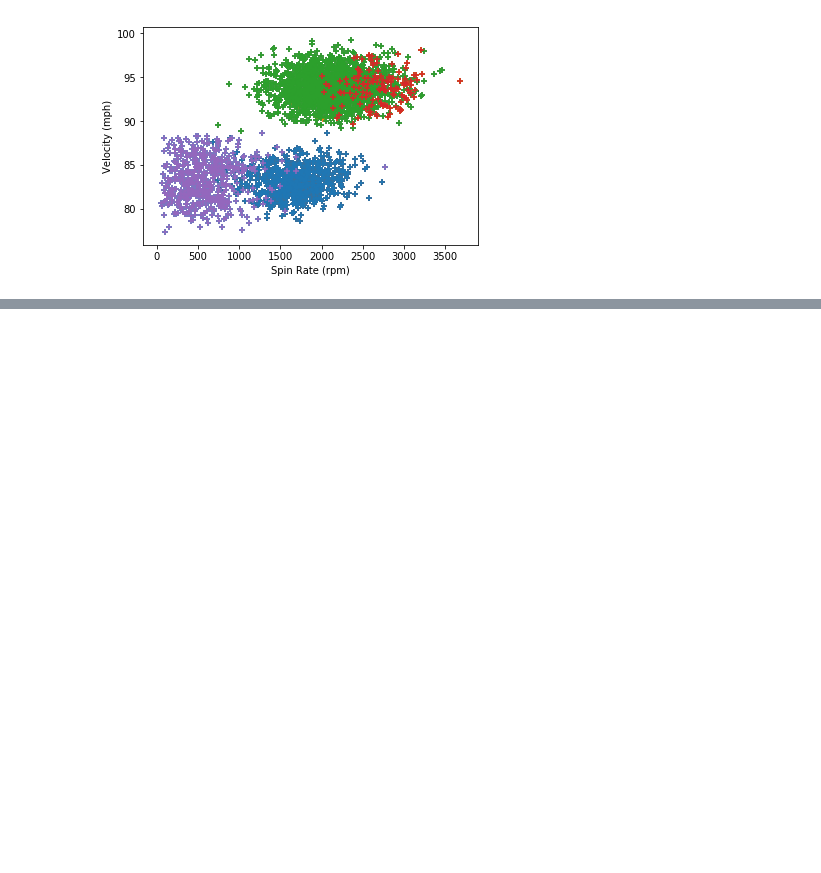
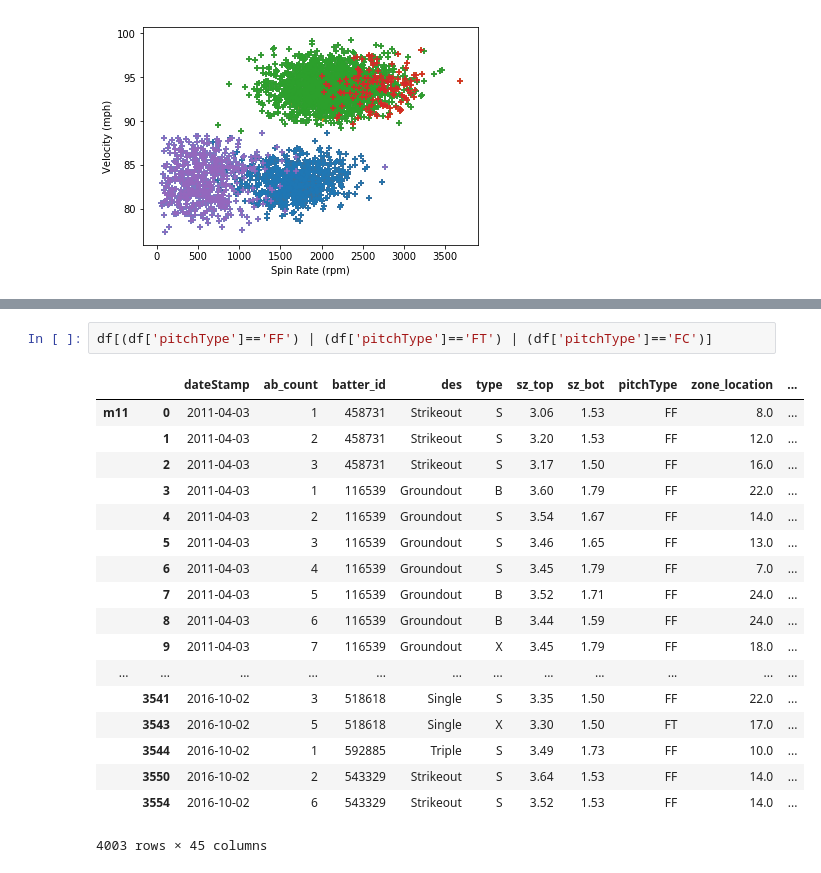
Before and after one commit to bsnel21/Max-Scherzer-Analysis, a Jupyter notebook: Data Science in Baseball.ipynb, the cells around one changed output, grey strips where cells are left out. Saved outputs shown, nothing was run; the diff lists cells and outputs as text; blank space fills up the shorter version.

```diff
--- a/Data Science in Baseball.ipynb
+++ b/Data Science in Baseball.ipynb
@@ -600,0 +638,21 @@ for j in svdf16:
+# %%
+df[(df['pitchType']=='FF') | (df['pitchType']=='FT') | (df['pitchType']=='FC')]
+# %% [output]
+|  |  | dateStamp | ab_count | batter_id | des | type | sz_top | sz_bot | pitchType | zone_location | ... |
+| m11 | 0 | 2011-04-03 | 1 | 458731 | Strikeout | S | 3.06 | 1.53 | FF | 8.0 | ... |
+|  | 1 | 2011-04-03 | 2 | 458731 | Strikeout | S | 3.20 | 1.53 | FF | 12.0 | ... |
+|  | 2 | 2011-04-03 | 3 | 458731 | Strikeout | S | 3.17 | 1.50 | FF | 16.0 | ... |
+|  | 3 | 2011-04-03 | 1 | 116539 | Groundout | B | 3.60 | 1.79 | FF | 22.0 | ... |
+|  | 4 | 2011-04-03 | 2 | 116539 | Groundout | S | 3.54 | 1.67 | FF | 14.0 | ... |
+|  | 5 | 2011-04-03 | 3 | 116539 | Groundout | S | 3.46 | 1.65 | FF | 13.0 | ... |
+|  | 6 | 2011-04-03 | 4 | 116539 | Groundout | S | 3.45 | 1.79 | FF | 7.0 | ... |
+|  | 7 | 2011-04-03 | 5 | 116539 | Groundout | B | 3.52 | 1.71 | FF | 24.0 | ... |
+|  | 8 | 2011-04-03 | 6 | 116539 | Groundout | B | 3.44 | 1.59 | FF | 24.0 | ... |
+|  | 9 | 2011-04-03 | 7 | 116539 | Groundout | X | 3.45 | 1.79 | FF | 18.0 | ... |
+| ... | ... | ... | ... | ... | ... | ... | ... | ... | ... | ... | ... |
+|  | 3541 | 2016-10-02 | 3 | 518618 | Single | S | 3.35 | 1.50 | FF | 22.0 | ... |
+|  | 3543 | 2016-10-02 | 5 | 518618 | Single | X | 3.30 | 1.50 | FT | 17.0 | ... |
+|  | 3544 | 2016-10-02 | 1 | 592885 | Triple | S | 3.49 | 1.73 | FF | 10.0 | ... |
+|  | 3550 | 2016-10-02 | 2 | 543329 | Strikeout | S | 3.64 | 1.53 | FF | 14.0 | ... |
+|  | 3554 | 2016-10-02 | 6 | 543329 | Strikeout | S | 3.52 | 1.53 | FF | 14.0 | ... |
+4003 rows × 45 columns
```
Also changed, not shown: parts of 25 cells of this notebook.
